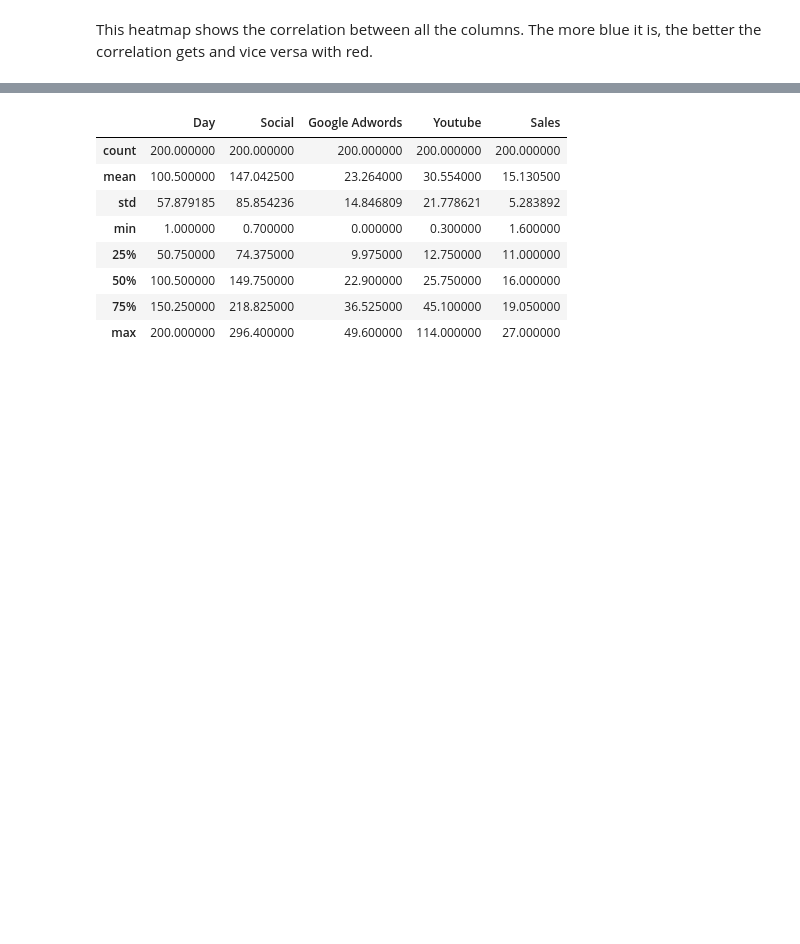
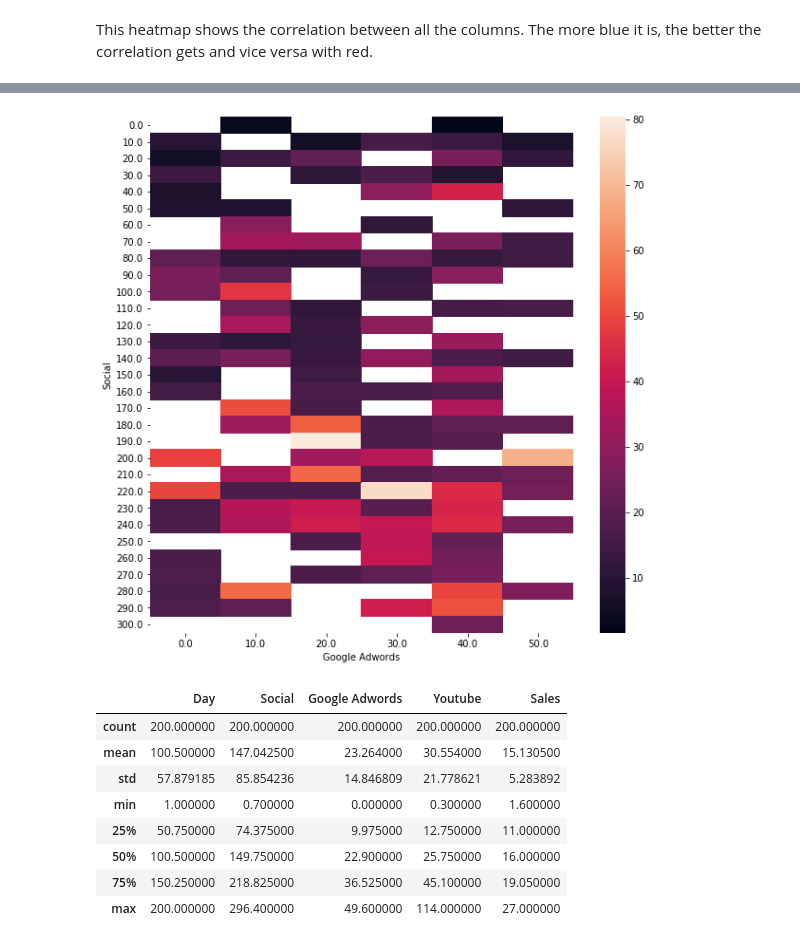
Before and after one commit to Bawnd/Unit_1_repo, a Jupyter notebook: Advertising Project.ipynb, the cells around one changed output, grey strips where cells are left out. Drawn from its saved outputs; the diff is of its cells as text; code cells hidden in the pictures; blank space fills up the shorter version.

```diff
--- a/Advertising Project.ipynb
+++ b/Advertising Project.ipynb
@@ -78,3 +137,13 @@ This heatmap shows the correlation between all the columns. The more blue it is,
+# %%
+df_temp = df[['Social','Google Adwords','Sales']].round({"Social":-1, "Google Adwords":-1}).groupby(by=['Social','Google Adwords']).sum().reset_index().pivot('Social','Google Adwords','Sales')
+# %%
+plt.figure(figsize = (10,10))
+
+sns.heatmap(df_temp,
+           annot=False)
+plt.show()
+# %% [output]
+[figure, added]
 # %%
 df.describe()
 # %% [output]
```
Also changed, not shown: parts of 79 cells of this notebook.
